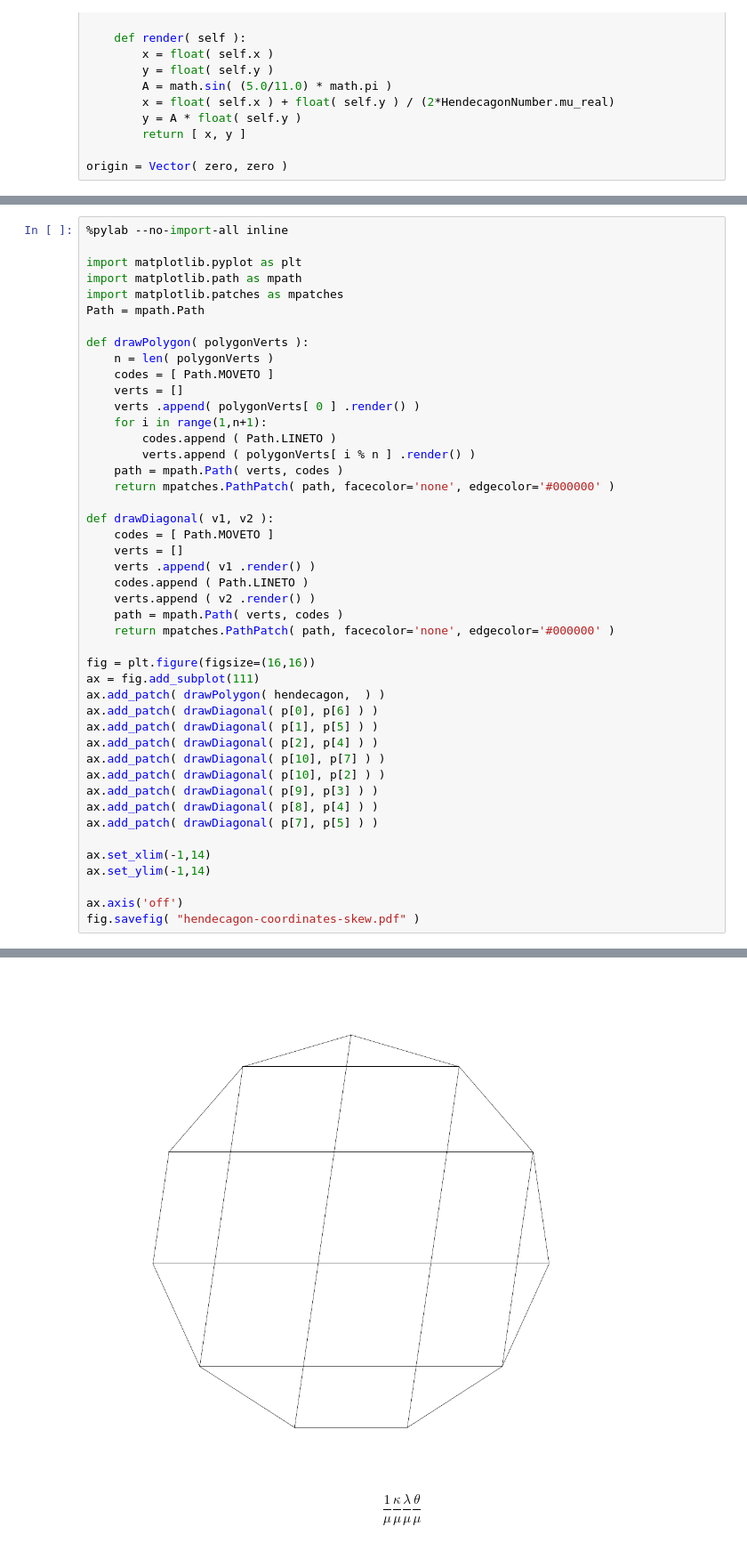
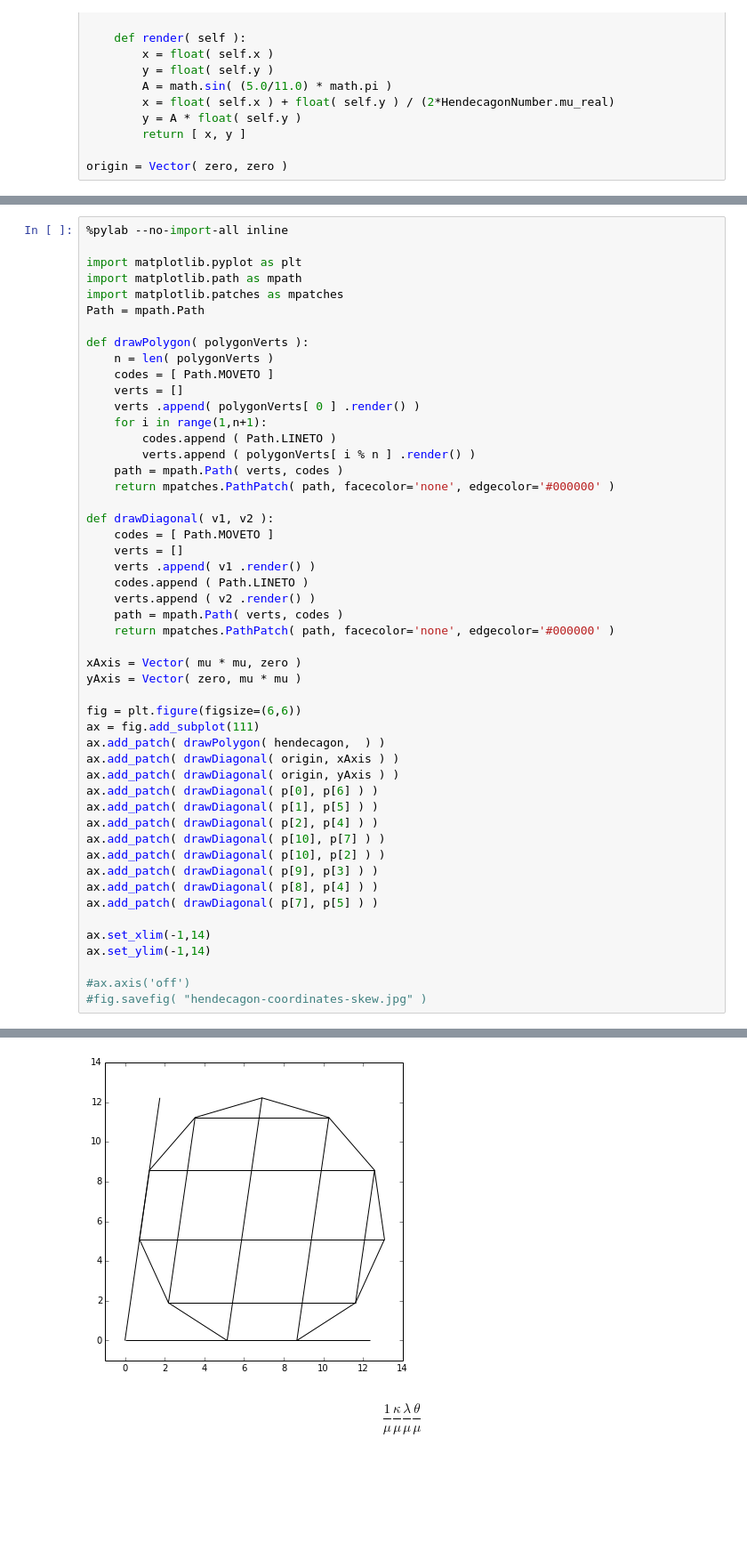
Before and after one commit to vorth/ipython, a Jupyter notebook: hendecagons/Hendecagons.ipynb, the cells around one changed output, grey strips where cells are left out. Shown: that part at 89% size. Saved outputs shown, nothing was run; the diff lists cells and outputs as text; blank space fills up the shorter version.

Commit message:
test of figure

```diff
--- a/hendecagons/Hendecagons.ipynb
+++ b/hendecagons/Hendecagons.ipynb
@@ -554,9 +603,14 @@ def drawDiagonal( v1, v2 ):
     path = mpath.Path( verts, codes )
     return mpatches.PathPatch( path, facecolor='none', edgecolor='#000000' )
 
-fig = plt.figure(figsize=(16,16))
+xAxis = Vector( mu * mu, zero )
+yAxis = Vector( zero, mu * mu )
+
+fig = plt.figure(figsize=(6,6))
 ax = fig.add_subplot(111)
 ax.add_patch( drawPolygon( hendecagon,  ) )
+ax.add_patch( drawDiagonal( origin, xAxis ) )
+ax.add_patch( drawDiagonal( origin, yAxis ) )
 ax.add_patch( drawDiagonal( p[0], p[6] ) )
 ax.add_patch( drawDiagonal( p[1], p[5] ) )
 ax.add_patch( drawDiagonal( p[2], p[4] ) )
@@ -569,7 +623,7 @@ ax.add_patch( drawDiagonal( p[7], p[5] ) )
 ax.set_xlim(-1,14)
 ax.set_ylim(-1,14)
 
-ax.axis('off')
-fig.savefig( "hendecagon-coordinates-skew.pdf" )
+#ax.axis('off')
+#fig.savefig( "hendecagon-coordinates-skew.jpg" )
 # %% [output]
 Populating the interactive namespace from numpy and matplotlib
@@ -576,3 +631,3 @@ Populating the interactive namespace from numpy and matplotlib
-[figure, old version]
+[figure, new version]
 # %% [markdown]
 $$\frac{1}{\mu} \frac{\kappa}{\mu} \frac{\lambda}{\mu} \frac{\theta}{\mu} $$
```
Also changed, not shown: parts of 14 cells of this notebook, 2 other files.
